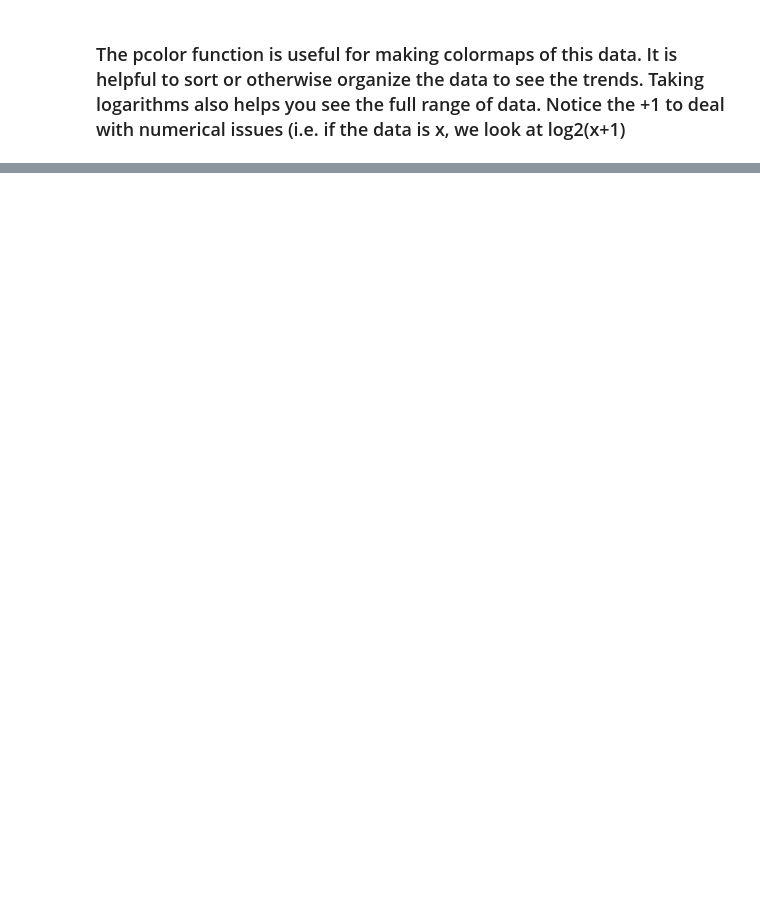
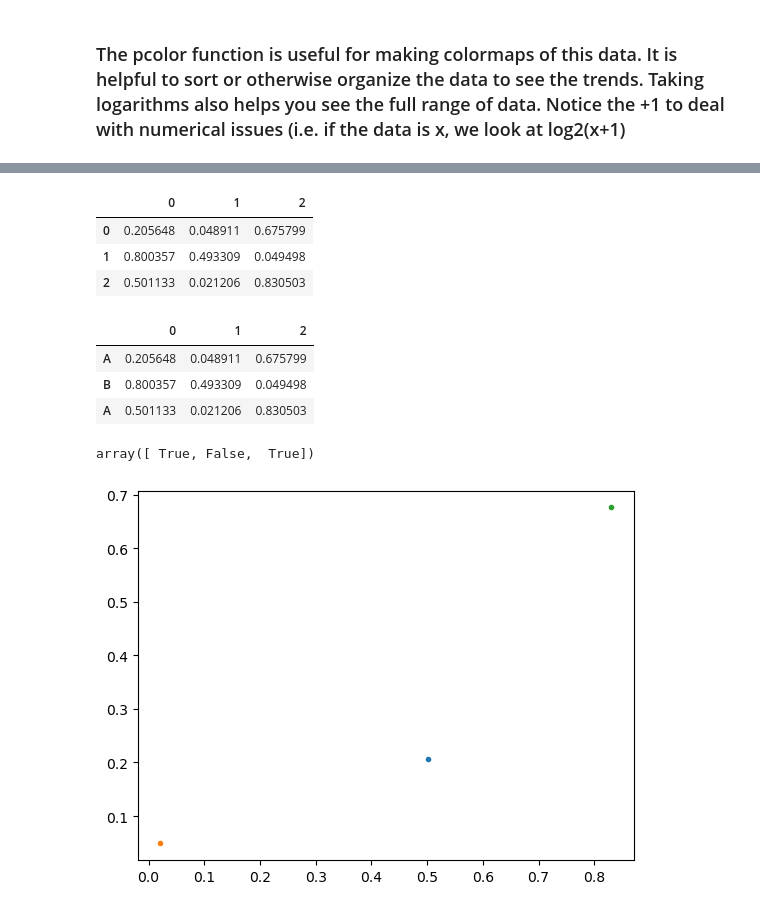
Before and after one commit to warmflasha/LecturesF23, a Jupyter notebook: Lecture7.ipynb, the cells around one changed output, grey strips where cells are left out. Cells and saved outputs as stored; diff of their text form; code cells hidden in the pictures; blank space fills up the shorter version.

```diff
--- a/Lecture7.ipynb
+++ b/Lecture7.ipynb
@@ -135,0 +502,30 @@ ax.set_title("sorted")
+# %%
+data = pd.DataFrame(np.random.random((3,3)))
+# %%
+data
+# %% [output]
+|  | 0 | 1 | 2 |
+| 0 | 0.205648 | 0.048911 | 0.675799 |
+| 1 | 0.800357 | 0.493309 | 0.049498 |
+| 2 | 0.501133 | 0.021206 | 0.830503 |
+# %%
+data.index = ['A','B','A']
+# %%
+data
+# %% [output]
+|  | 0 | 1 | 2 |
+| A | 0.205648 | 0.048911 | 0.675799 |
+| B | 0.800357 | 0.493309 | 0.049498 |
+| A | 0.501133 | 0.021206 | 0.830503 |
+# %%
+data.index.duplicated(keep=False)
+# %% [output]
+array([ True, False,  True])
+# %%
+x = data.loc[data.index.duplicated()]
+# %%
+y = data.loc[data.index.duplicated(keep = 'last')]
+# %%
+plt.plot(x,y,'.');
+# %% [output]
+[figure, added]
```
Also changed, not shown: parts of 32 cells of this notebook, 2 other files.
